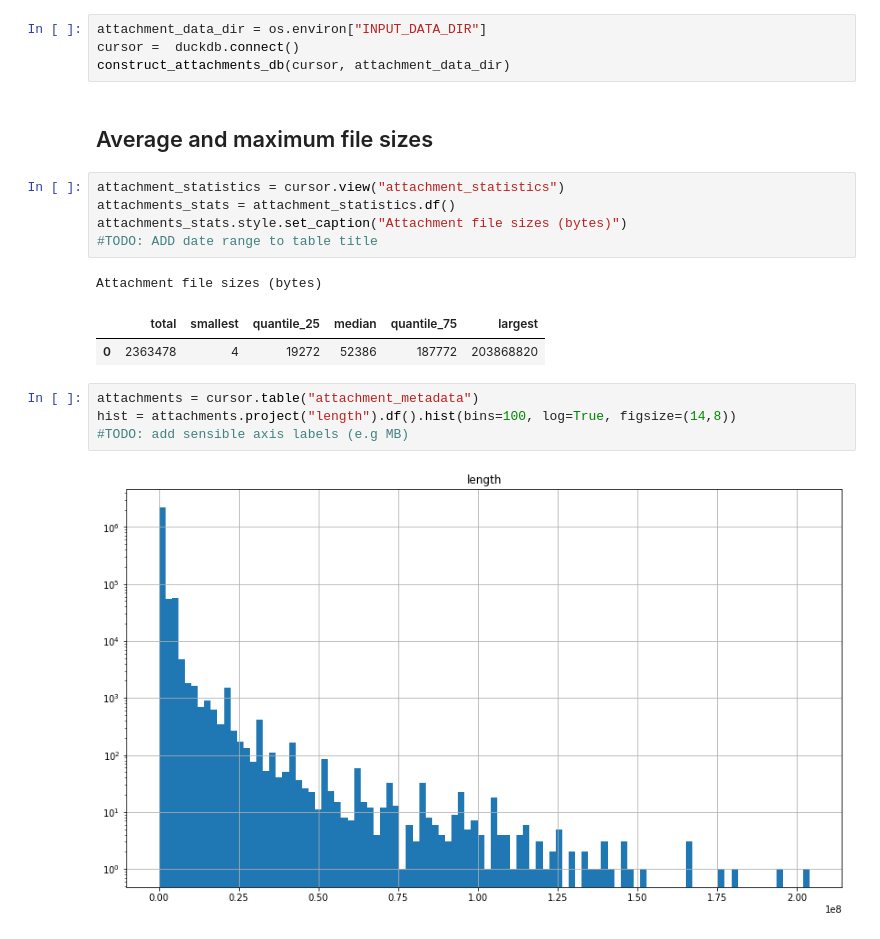
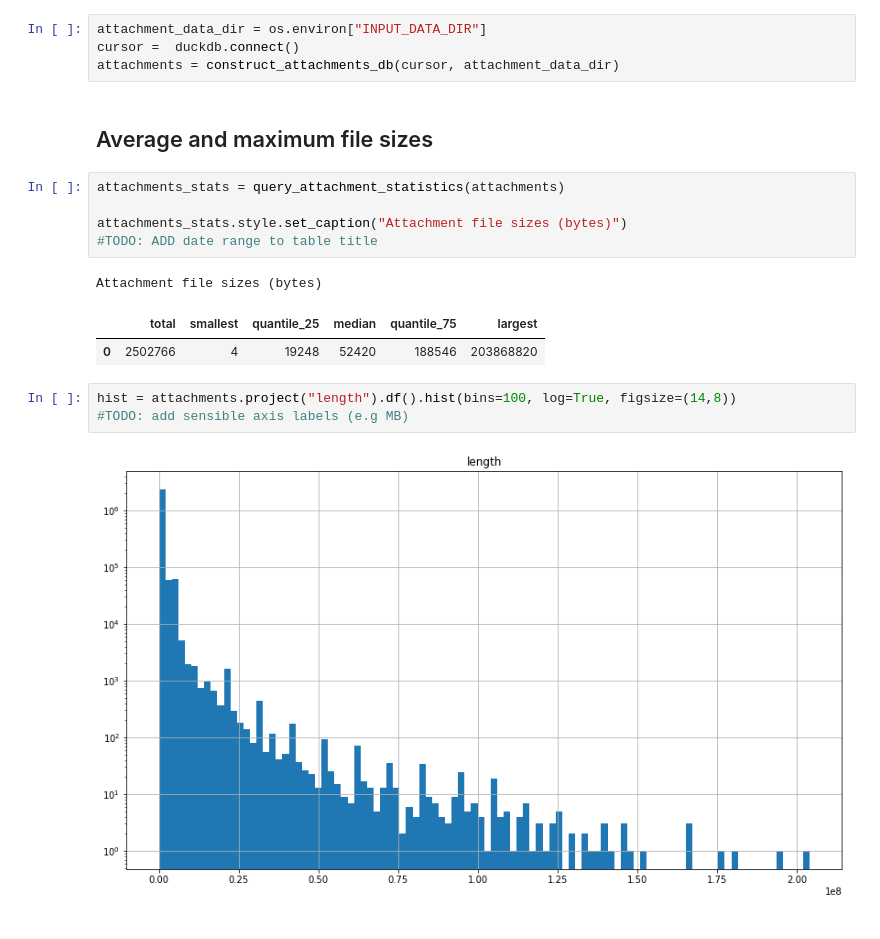
Before and after one commit to nhsconnect/prm-gp2gp-data-sandbox, a Jupyter notebook: notebooks/08-PRMT-1181--attachment-metadata-insights.ipynb, the cells around one changed output. Cells and saved outputs as stored; diff of their text form.

```diff
--- a/notebooks/08-PRMT-1181--attachment-metadata-insights.ipynb
+++ b/notebooks/08-PRMT-1181--attachment-metadata-insights.ipynb
@@ -31,21 +31,20 @@ from scripts.attachments import construct_attachments_db
 # %%
 attachment_data_dir = os.environ["INPUT_DATA_DIR"]
 cursor =  duckdb.connect()
-construct_attachments_db(cursor, attachment_data_dir)
+attachments = construct_attachments_db(cursor, attachment_data_dir)
 # %% [markdown]
 ## Average and maximum file sizes
 # %%
-attachment_statistics = cursor.view("attachment_statistics")
-attachments_stats = attachment_statistics.df()
+attachments_stats = query_attachment_statistics(attachments)
+
 attachments_stats.style.set_caption("Attachment file sizes (bytes)")
 #TODO: ADD date range to table title
 # %% [output]
 Attachment file sizes (bytes)
 |  | total | smallest | quantile_25 | median | quantile_75 | largest |
-| 0 | 2363478 | 4 | 19272 | 52386 | 187772 | 203868820 |
+| 0 | 2502766 | 4 | 19248 | 52420 | 188546 | 203868820 |
 # %%
-attachments = cursor.table("attachment_metadata")
 hist = attachments.project("length").df().hist(bins=100, log=True, figsize=(14,8))
 #TODO: add sensible axis labels (e.g MB)
 # %% [output]
-[figure, old version]
+[figure, new version]
```
Also changed, not shown: parts of 3 cells of this notebook, 2 other files.
